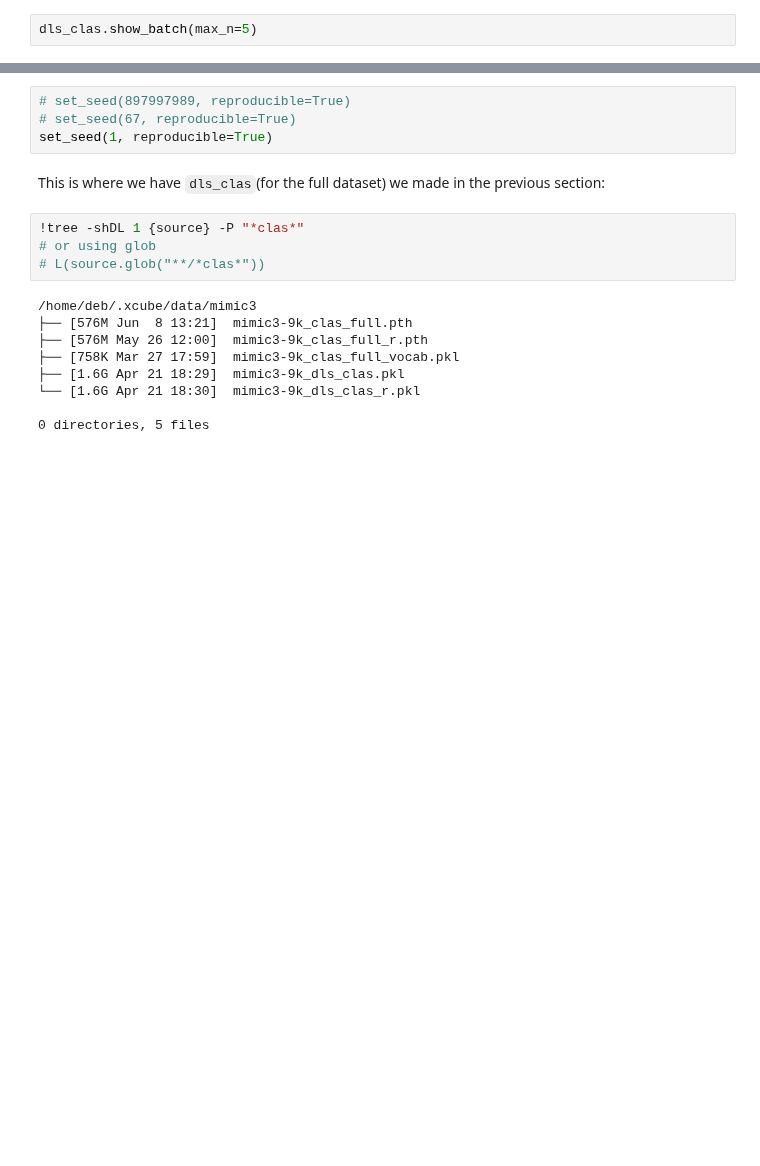
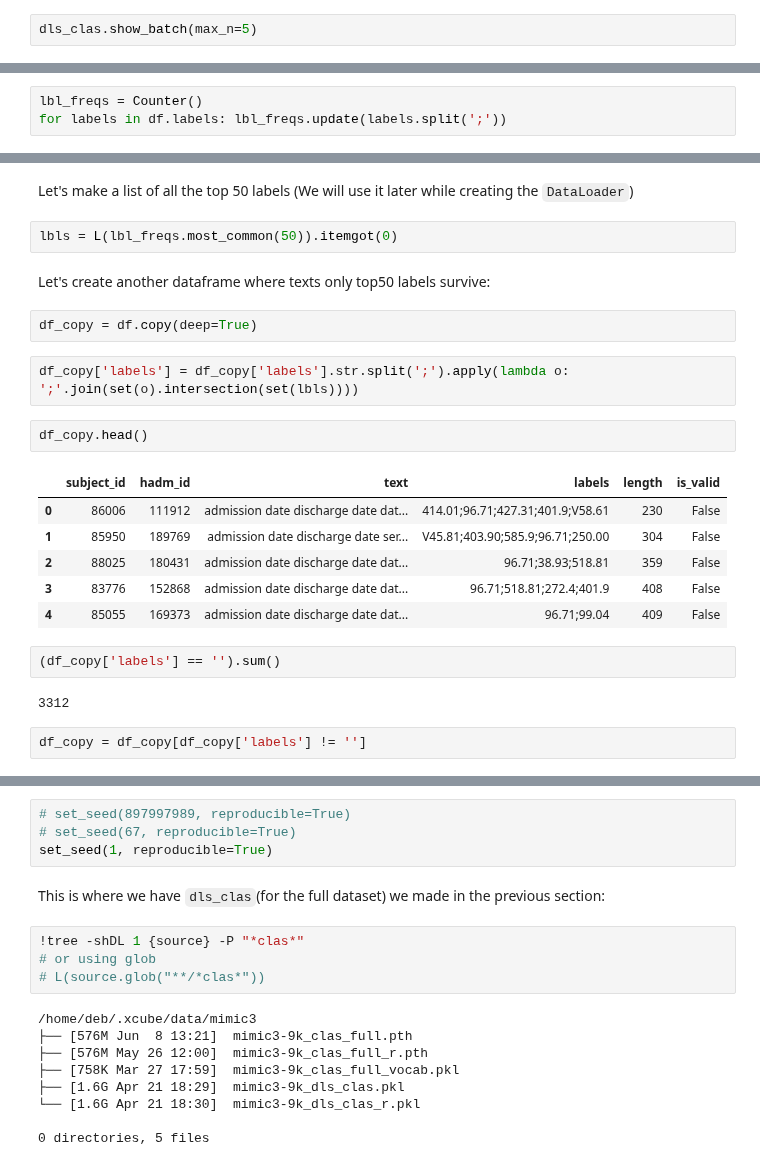
Before and after one commit to debjyotiSRoy/xcube, a Jupyter notebook: nbs/18_tutorial.train_mimic3.ipynb, the cells around one changed output, grey strips where cells are left out. Saved outputs shown, nothing was run; the diff lists cells and outputs as text; blank space fills up the shorter version.

```diff
--- a/nbs/18_tutorial.train_mimic3.ipynb
+++ b/nbs/18_tutorial.train_mimic3.ipynb
@@ -685,0 +701,3 @@ dls_clas.show_batch(max_n=5)
+# %%
+lbl_freqs = Counter()
+for labels in df.labels: lbl_freqs.update(labels.split(';'))
@@ -685,0 +721,25 @@ dls_clas.show_batch(max_n=5)
+# %% [markdown]
+Let's make a list of all the top 50 labels (We will use it later while creating the `DataLoader`)
+# %%
+lbls = L(lbl_freqs.most_common(50)).itemgot(0)
+# %% [markdown]
+Let's create another dataframe where texts only top50 labels survive:
+# %%
+df_copy = df.copy(deep=True)
+# %%
+df_copy['labels'] = df_copy['labels'].str.split(';').apply(lambda o: ';'.join(set(o).intersection(set(lbls))))
+# %%
+df_copy.head()
+# %% [output]
+|  | subject_id | hadm_id | text | labels | length | is_valid |
+| 0 | 86006 | 111912 | admission date discharge date dat... | 414.01;96.71;427.31;401.9;V58.61 | 230 | False |
+| 1 | 85950 | 189769 | admission date discharge date ser... | V45.81;403.90;585.9;96.71;250.00 | 304 | False |
+| 2 | 88025 | 180431 | admission date discharge date dat... | 96.71;38.93;518.81 | 359 | False |
+| 3 | 83776 | 152868 | admission date discharge date dat... | 96.71;518.81;272.4;401.9 | 408 | False |
+| 4 | 85055 | 169373 | admission date discharge date dat... | 96.71;99.04 | 409 | False |
+# %%
+(df_copy['labels'] == '').sum()
+# %% [output]
+3312
+# %%
+df_copy = df_copy[df_copy['labels'] != '']
```
Also changed, not shown: parts of 361 cells of this notebook.
